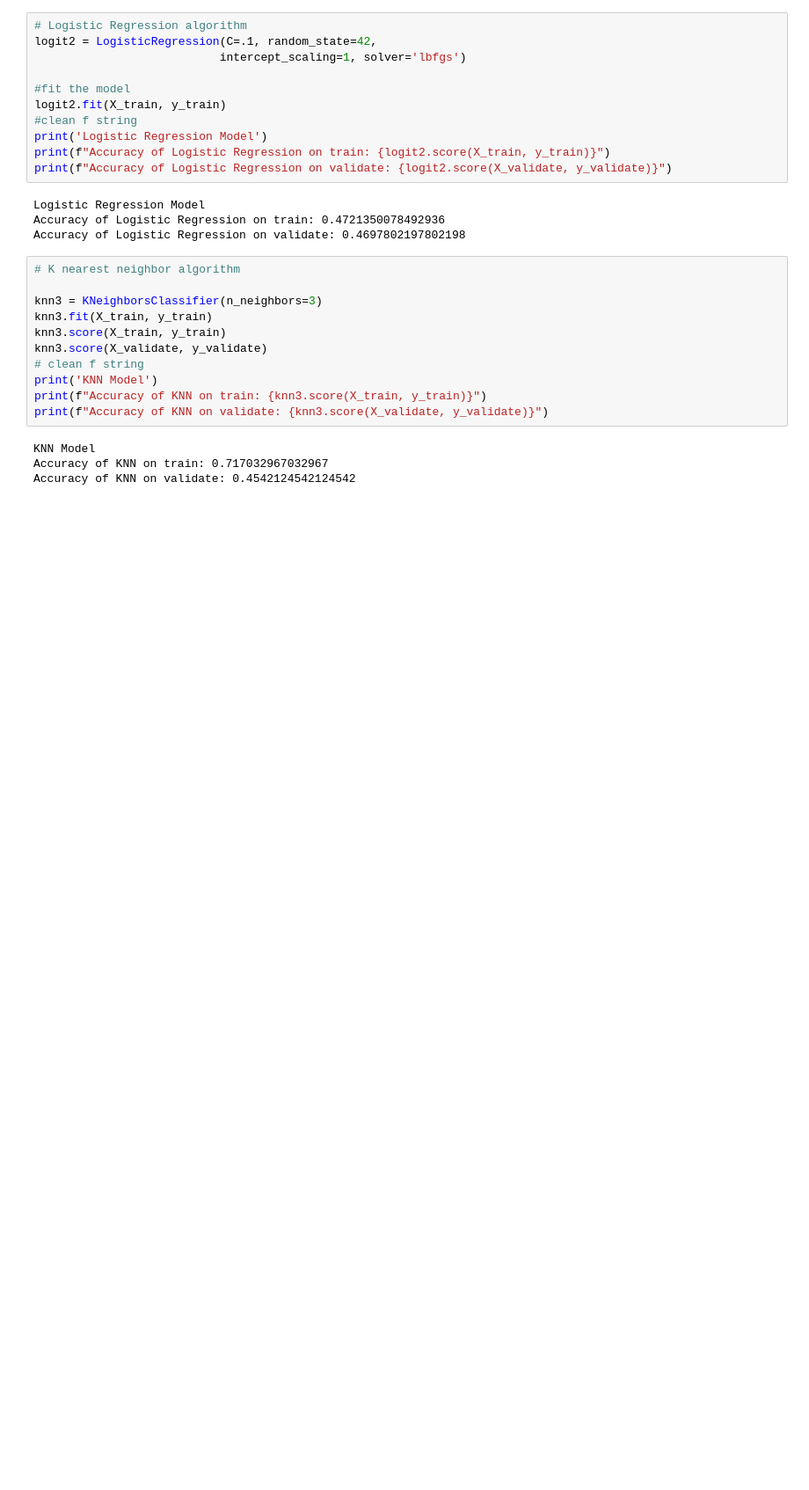
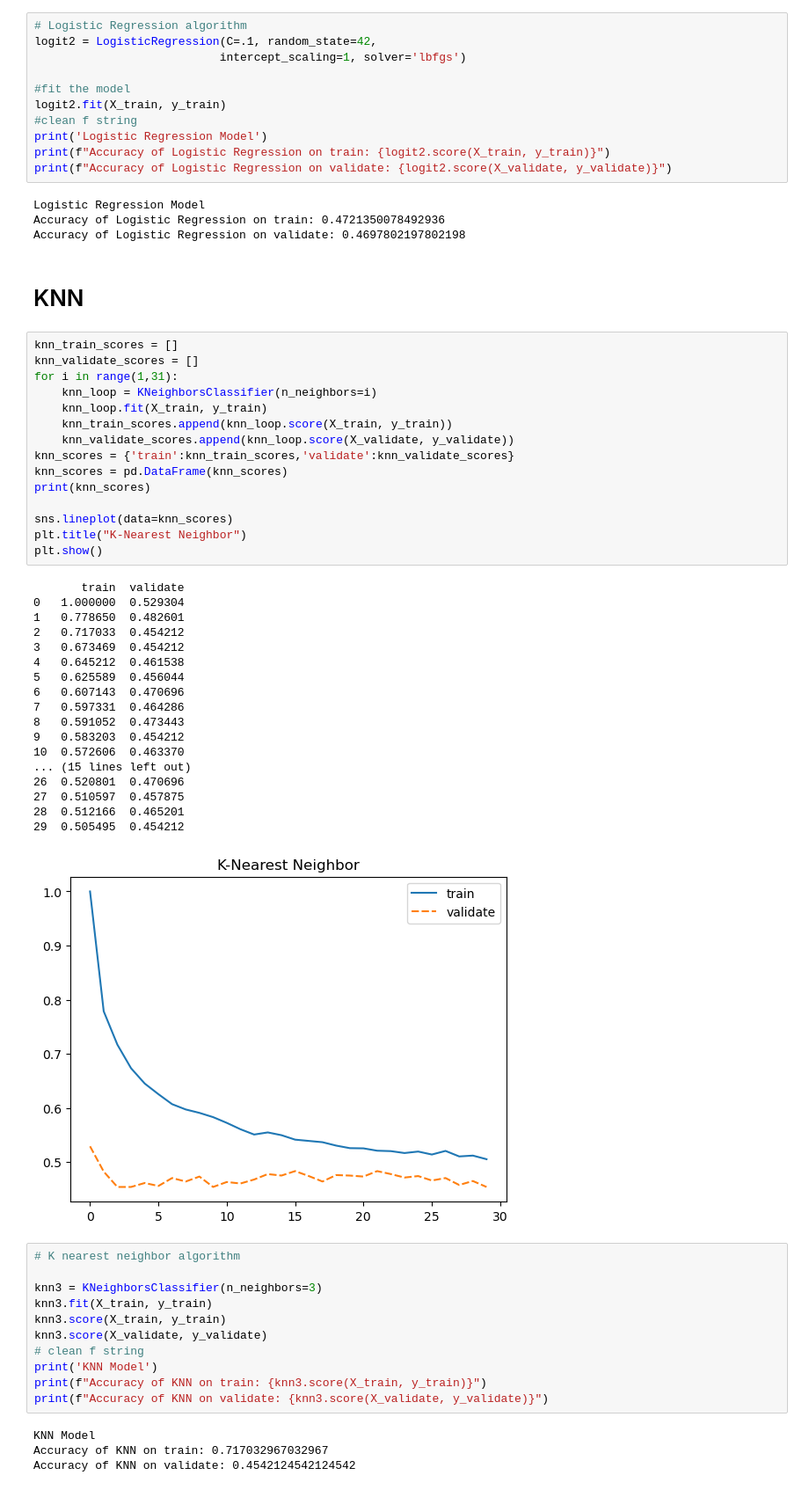
Before and after one commit to noether-manjor/clustering-project, a Jupyter notebook: manny/modeling_mvp.ipynb, the cells around one changed output. Shown at 88% size. Drawn from its saved outputs; the diff is of its cells as text; blank space fills up the shorter version.

```diff
--- a/manny/modeling_mvp.ipynb
+++ b/manny/modeling_mvp.ipynb
@@ -230,6 +389,42 @@ print(f"Accuracy of Logistic Regression on validate: {logit2.score(X_validate, y
 Logistic Regression Model
 Accuracy of Logistic Regression on train: 0.4721350078492936
 Accuracy of Logistic Regression on validate: 0.4697802197802198
+# %% [markdown]
+# KNN
+# %%
+knn_train_scores = []
+knn_validate_scores = []
+for i in range(1,31):
+    knn_loop = KNeighborsClassifier(n_neighbors=i)
+    knn_loop.fit(X_train, y_train)
+    knn_train_scores.append(knn_loop.score(X_train, y_train))
+    knn_validate_scores.append(knn_loop.score(X_validate, y_validate))
+knn_scores = {'train':knn_train_scores,'validate':knn_validate_scores}
+knn_scores = pd.DataFrame(knn_scores)
+print(knn_scores)
+
+sns.lineplot(data=knn_scores)
+plt.title("K-Nearest Neighbor")
+plt.show()
+# %% [output]
+       train  validate
+0   1.000000  0.529304
+1   0.778650  0.482601
+2   0.717033  0.454212
+3   0.673469  0.454212
+4   0.645212  0.461538
+5   0.625589  0.456044
+6   0.607143  0.470696
+7   0.597331  0.464286
+8   0.591052  0.473443
+9   0.583203  0.454212
+10  0.572606  0.463370
+... (15 lines left out)
+26  0.520801  0.470696
+27  0.510597  0.457875
+28  0.512166  0.465201
+29  0.505495  0.454212
+[figure, added]
 # %%
 # K nearest neighbor algorithm
 
```
Also changed, not shown: parts of 30 cells of this notebook.
